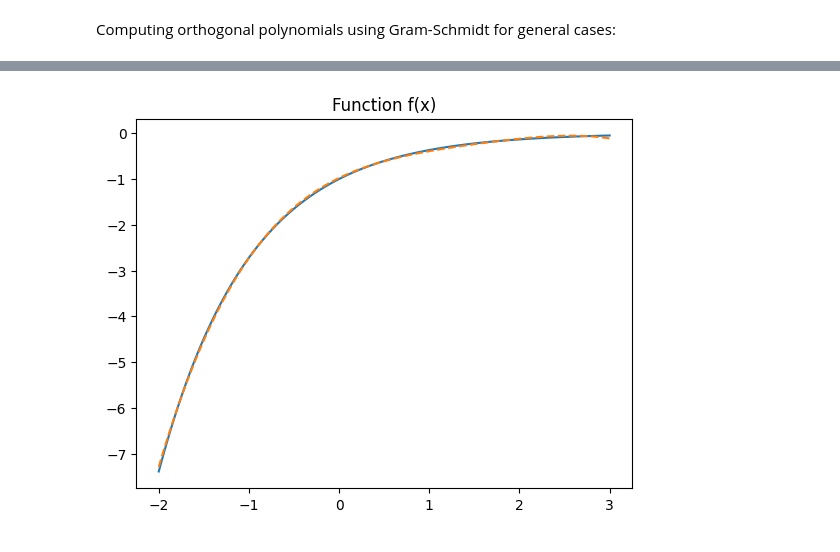
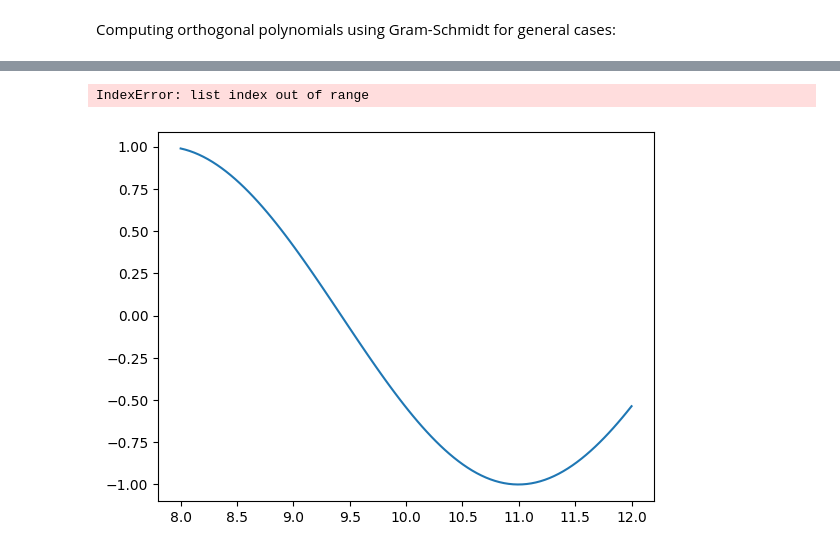
Before and after one commit to Fnixya/Go_Practice, a Jupyter notebook: function_approx/least_sq.ipynb, the cells around one changed output, grey strips where cells are left out. Cells and saved outputs as stored; diff of their text form; code cells hidden in the pictures.

```diff
--- a/function_approx/least_sq.ipynb
+++ b/function_approx/least_sq.ipynb
@@ -119,17 +142,18 @@ plt.show()
 # %%
-n = 4
-func = lambda x: - np.exp(-x)
-a = -2
-b = 3
+n = 15
+func = lambda x: - np.exp(-x) + np.sin(x)
+a = 8
+b = 12
 phi = gram_schmidt(n, a, b)
 x = np.linspace(a, b, 100)
 
 approx = LeastSquares(func, a, b, n).construct()
 
 plt.plot(x, func(x), label='f(x)')
 plt.plot(x, approx(x), '--', label='Approximation')
 plt.title('Function f(x)')
 
 plt.show()
 # %% [output]
+IndexError: list index out of range
-[figure, old version]
+[figure, new version]
```
Also changed, not shown: parts of 2 cells of this notebook.
